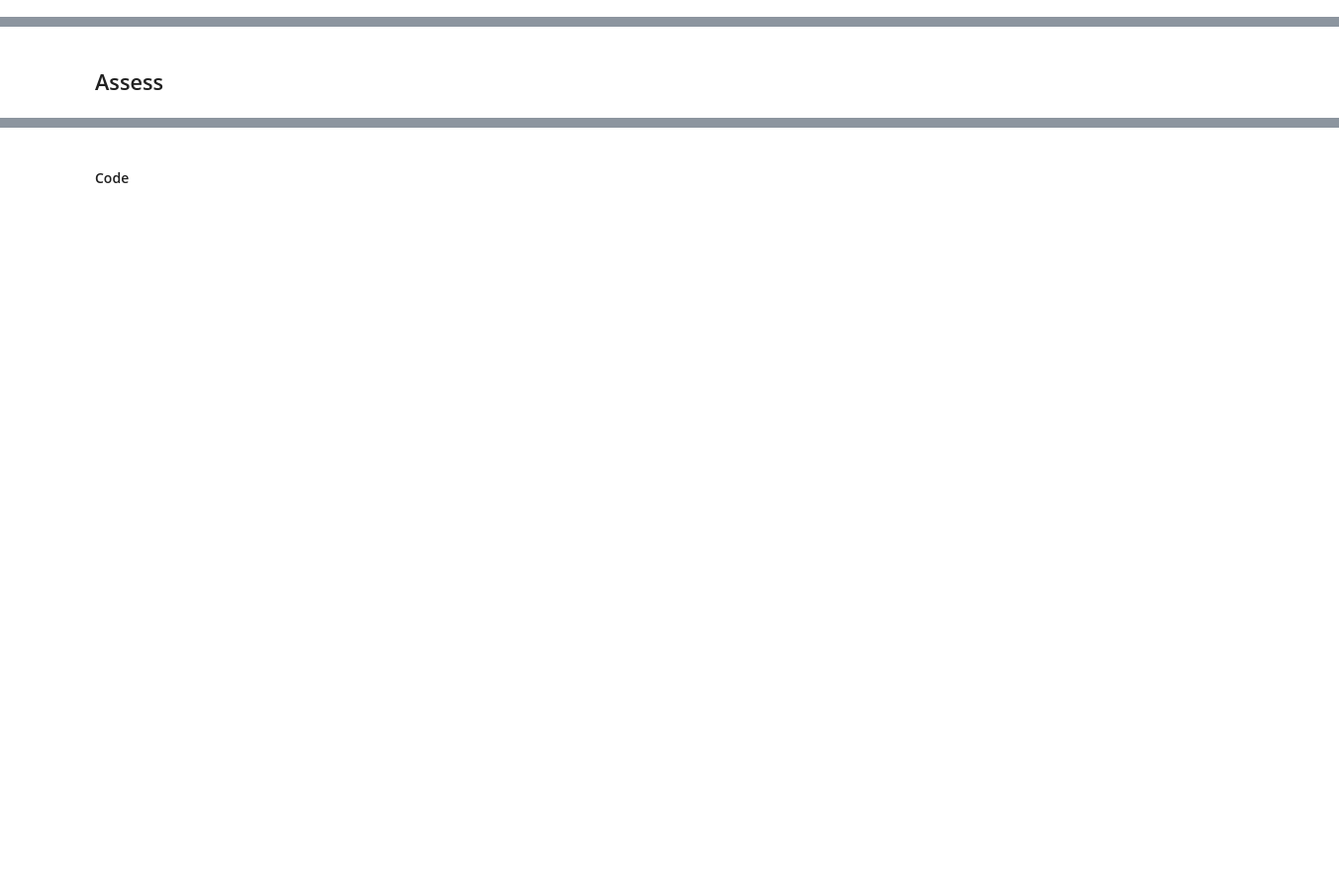
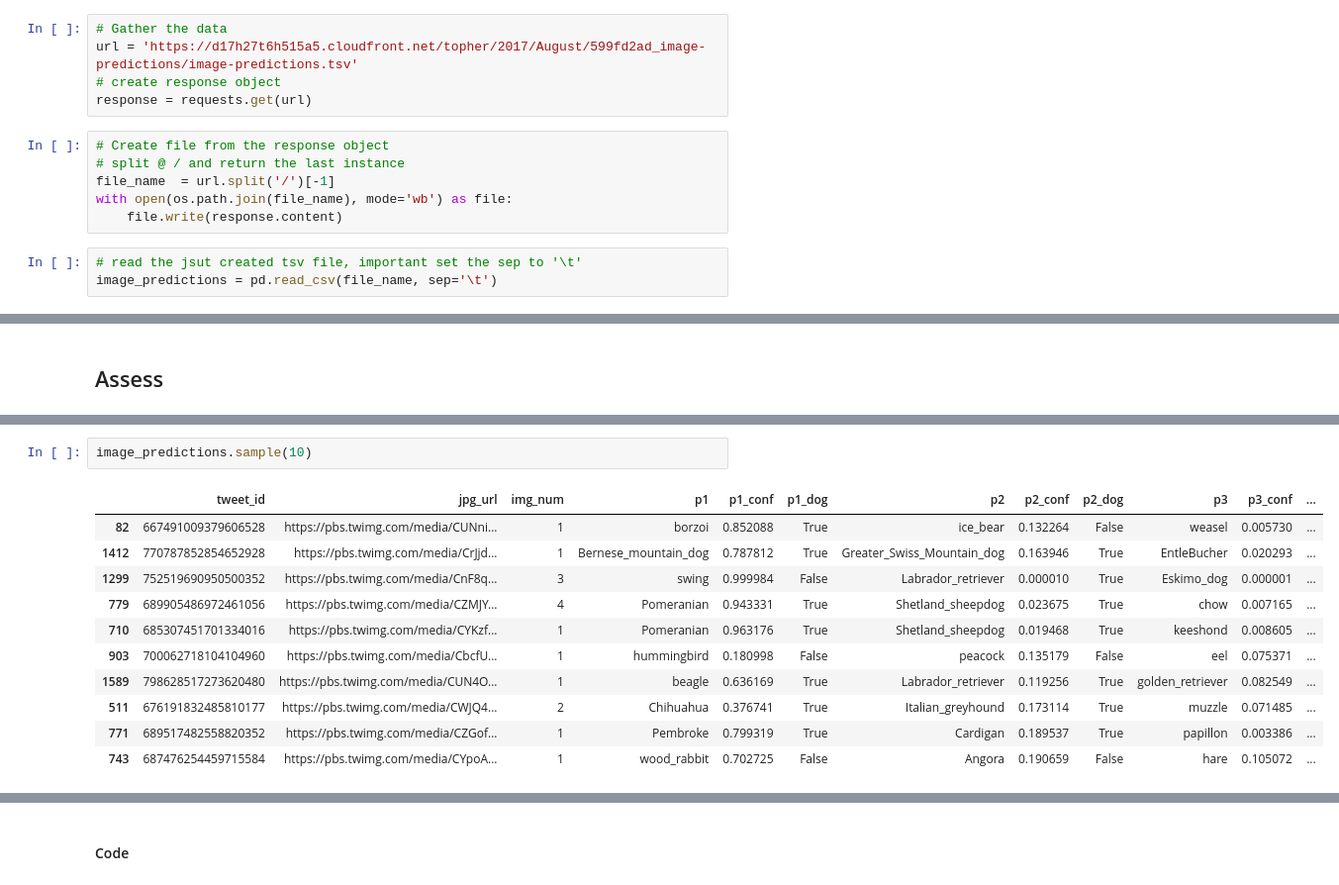
Before and after one commit to moosial/WrangleAndAnalyzeData, a Jupyter notebook: wrangle_act.ipynb, the cells around one changed output, grey strips where cells are left out. Shown: that part at 99% size. Saved outputs shown, nothing was run; the diff lists cells and outputs as text; blank space fills up the shorter version.

```diff
--- a/wrangle_act.ipynb
+++ b/wrangle_act.ipynb
@@ -67,0 +88,14 @@ Test is sucessful, returned ID: 892420643555336193
+# %%
+# Gather the data
+url = 'https://d17h27t6h515a5.cloudfront.net/topher/2017/August/599fd2ad_image-predictions/image-predictions.tsv'
+# create response object
+response = requests.get(url)
+# %%
+# Create file from the response object
+# split @ / and return the last instance
+file_name  = url.split('/')[-1]
+with open(os.path.join(file_name), mode='wb') as file:
+    file.write(response.content)
+# %%
+# read the jsut created tsv file, important set the sep to '\t'
+image_predictions = pd.read_csv(file_name, sep='\t')
@@ -78,0 +689,14 @@ twitter_archive.head(1)
+# %%
+image_predictions.sample(10)
+# %% [output]
+|  | tweet_id | jpg_url | img_num | p1 | p1_conf | p1_dog | p2 | p2_conf | p2_dog | p3 | p3_conf | ... |
+| 82 | 667491009379606528 | https://pbs.twimg.com/media/CUNni... | 1 | borzoi | 0.852088 | True | ice_bear | 0.132264 | False | weasel | 0.005730 | ... |
+| 1412 | 770787852854652928 | https://pbs.twimg.com/media/CrJjd... | 1 | Bernese_mountain_dog | 0.787812 | True | Greater_Swiss_Mountain_dog | 0.163946 | True | EntleBucher | 0.020293 | ... |
+| 1299 | 752519690950500352 | https://pbs.twimg.com/media/CnF8q... | 3 | swing | 0.999984 | False | Labrador_retriever | 0.000010 | True | Eskimo_dog | 0.000001 | ... |
+| 779 | 689905486972461056 | https://pbs.twimg.com/media/CZMJY... | 4 | Pomeranian | 0.943331 | True | Shetland_sheepdog | 0.023675 | True | chow | 0.007165 | ... |
+| 710 | 685307451701334016 | https://pbs.twimg.com/media/CYKzf... | 1 | Pomeranian | 0.963176 | True | Shetland_sheepdog | 0.019468 | True | keeshond | 0.008605 | ... |
+| 903 | 700062718104104960 | https://pbs.twimg.com/media/CbcfU... | 1 | hummingbird | 0.180998 | False | peacock | 0.135179 | False | eel | 0.075371 | ... |
+| 1589 | 798628517273620480 | https://pbs.twimg.com/media/CUN4O... | 1 | beagle | 0.636169 | True | Labrador_retriever | 0.119256 | True | golden_retriever | 0.082549 | ... |
+| 511 | 676191832485810177 | https://pbs.twimg.com/media/CWJQ4... | 2 | Chihuahua | 0.376741 | True | Italian_greyhound | 0.173114 | True | muzzle | 0.071485 | ... |
+| 771 | 689517482558820352 | https://pbs.twimg.com/media/CZGof... | 1 | Pembroke | 0.799319 | True | Cardigan | 0.189537 | True | papillon | 0.003386 | ... |
+| 743 | 687476254459715584 | https://pbs.twimg.com/media/CYpoA... | 1 | wood_rabbit | 0.702725 | False | Angora | 0.190659 | False | hare | 0.105072 | ... |
```
Also changed, not shown: parts of 179 cells of this notebook, 5 other files.
